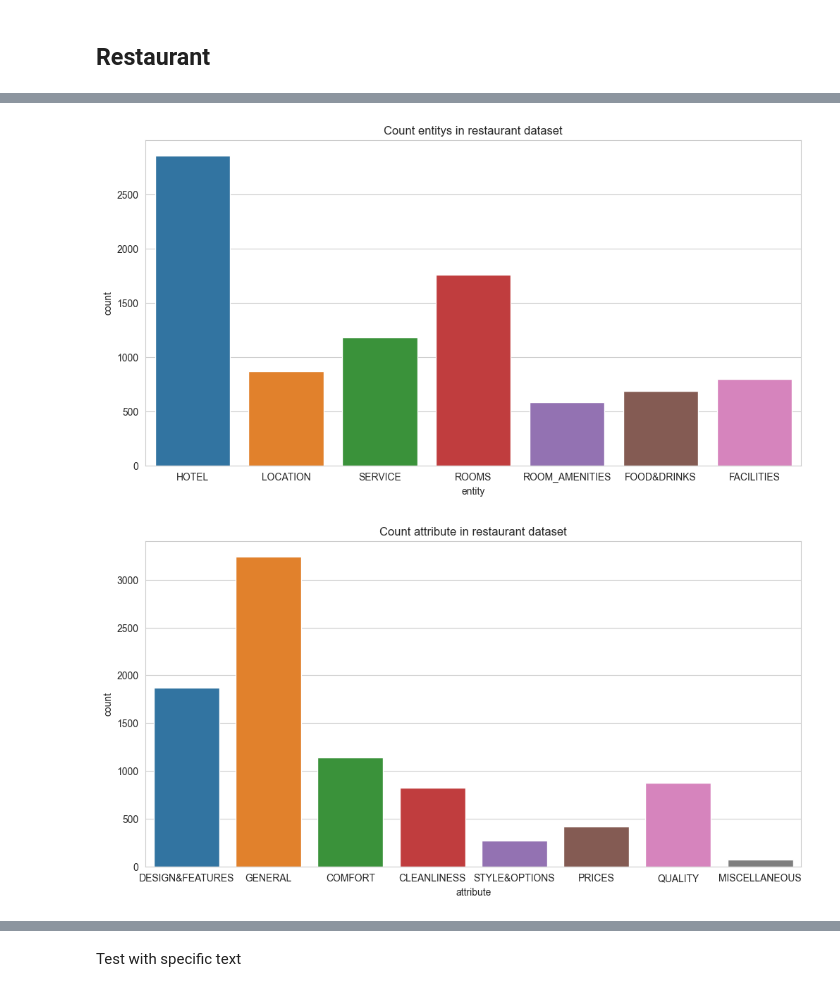
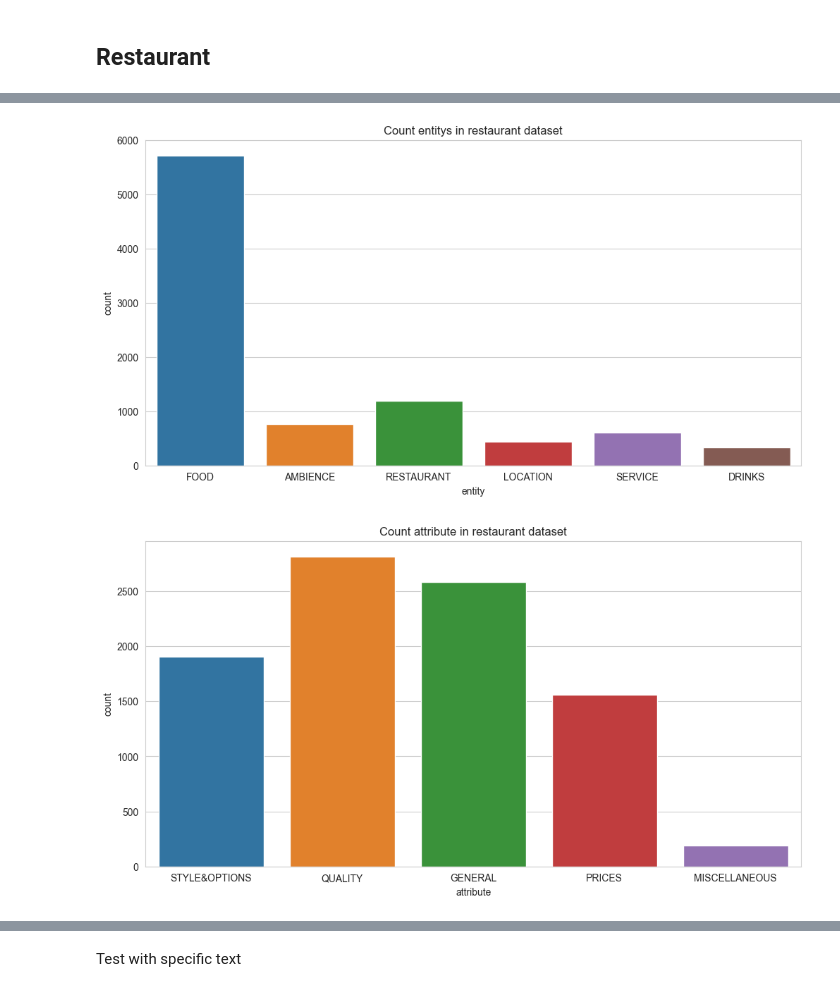
Before and after one commit to 4ursmile/Aspect-Sentiment-Analysis, a Jupyter notebook: Assignment_2-group_4-Logistic_Regression.ipynb, the cells around one changed output, grey strips where cells are left out. Cells and saved outputs as stored; diff of their text form; code cells hidden in the pictures.

```diff
--- a/Assignment_2-group_4-Logistic_Regression.ipynb
+++ b/Assignment_2-group_4-Logistic_Regression.ipynb
@@ -249,5 +258,7 @@ class Aspect_logreg_model:
 Work with hotel dataset
 # %%
 data_trans = Data_transformer()
-df = data_trans.load_to_df('data_hotel_train.txt')
+data1 = data_trans.load_to_df('data_hotel_train.txt')
+data2 = data_trans.load_to_df('data_hotel_test.txt')
+df = pd.concat([data1,data2])
 df.head(5)
@@ -329,4 +360 @@ In sentiment it has F1-score accuracy pretty good, but just in positive, and ver
 With entity and attribute all have bad performence, maybe our data unbalanced and there are many class, but dataset dont large enough. the result will be easily skewed towards the dominant class
-# %%
-df_test = data_trans.load_to_df('data_hotel_test.txt')
-df_test.head(5)
@@ -389,5 +410,2 @@ phòng sạch sẽ, tiện nghi đầy đủ, lễ tân vui vẻ nhiệt tình,
 # %% [markdown]
 ## Restaurant
-# %%
-df_res = data_trans.load_to_df('data_Restaurant_train.txt')
-df_res.head(5)
@@ -401 +412,5 @@ df_res.head(5)
+# %%
+df_res1 = data_trans.load_to_df('data_Restaurant_train.txt')
+df_res2 = data_trans.load_to_df('data_Restaurant_test.txt')
+df_res = pd.concat([df_res1,df_res2])
 # %%
@@ -407,14 +422,14 @@ plt.show()
 # %%
 plt.figure(figsize=(12,6))
-sns.countplot(df,x='entity')
+sns.countplot(df_res,x='entity')
 plt.title("Count entitys in restaurant dataset")
 plt.show()
 # %% [output]
-[figure, old version]
+[figure, new version]
 # %%
 plt.figure(figsize=(12,6))
-sns.countplot(df,x='attribute')
+sns.countplot(df_res,x='attribute')
 plt.title("Count attribute in restaurant dataset")
 plt.show()
 # %% [output]
-[figure, old version]
+[figure, new version]
```
Also changed, not shown: parts of 25 cells of this notebook.
